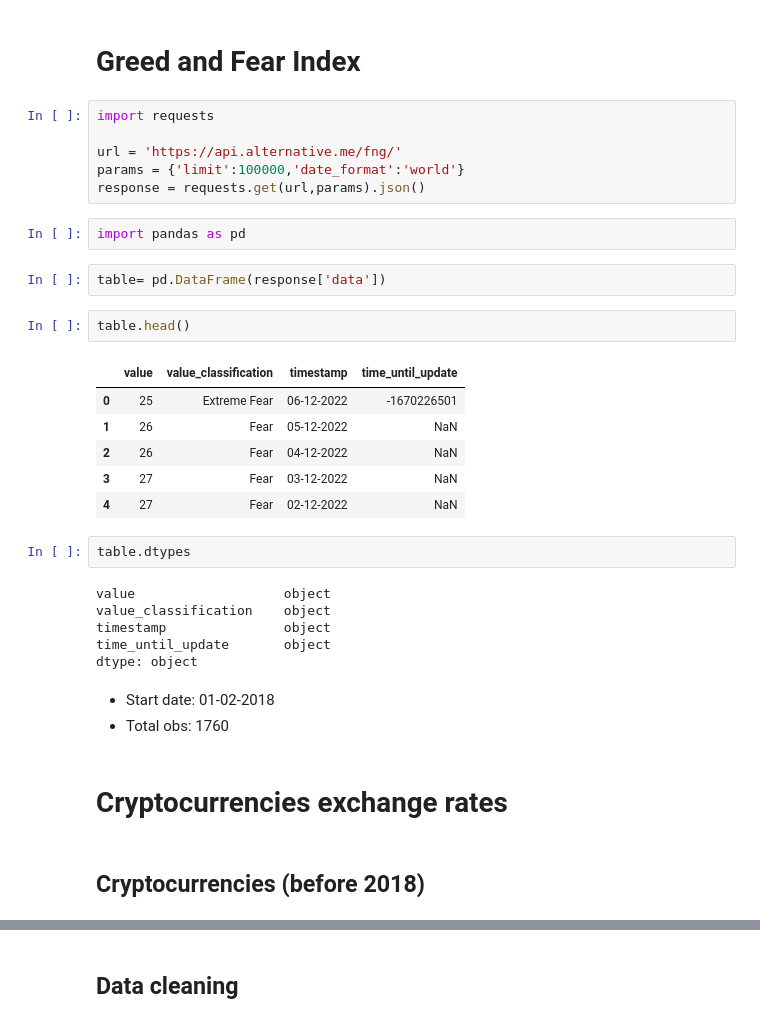
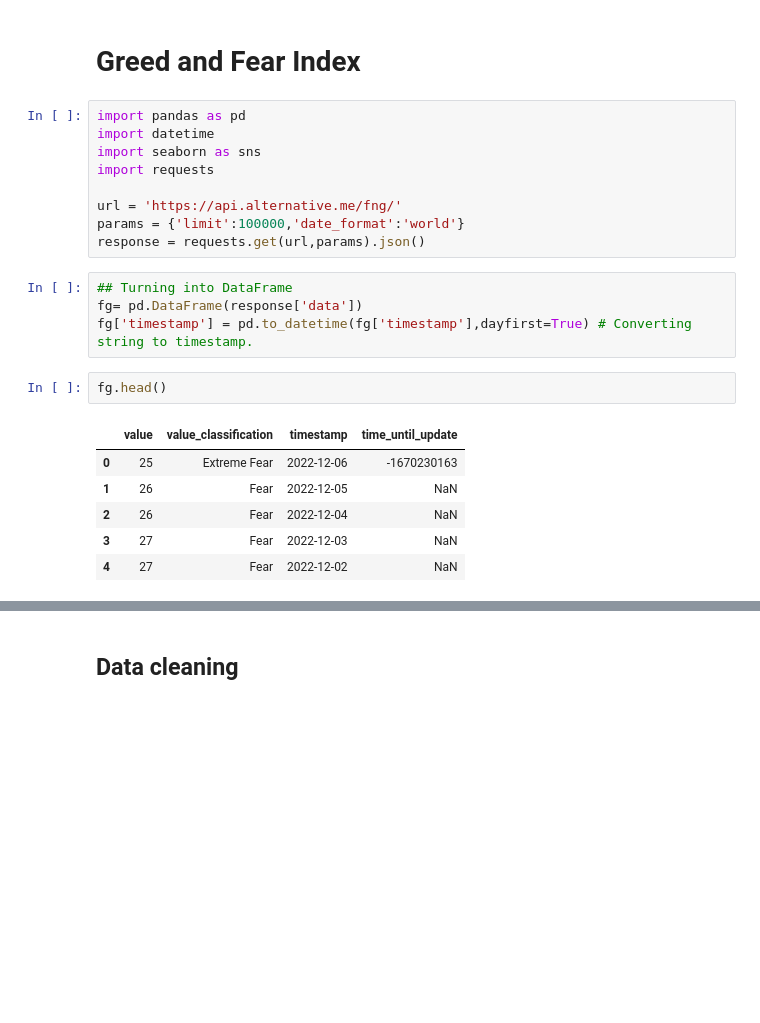
Before and after one commit to monicasainer/gossips_cryptos, a Jupyter notebook: notebooks/magnusstrand.ipynb, the cells around one changed output, grey strips where cells are left out. Cells and saved outputs as stored; diff of their text form; blank space fills up the shorter version.

```diff
--- a/notebooks/magnusstrand.ipynb
+++ b/notebooks/magnusstrand.ipynb
@@ -1,36 +1,24 @@
 # %% [markdown]
 # Greed and Fear Index
 # %%
+import pandas as pd
+import datetime
+import seaborn as sns
 import requests
 
 url = 'https://api.alternative.me/fng/'
 params = {'limit':100000,'date_format':'world'}
 response = requests.get(url,params).json()
-# %%
-import pandas as pd
-# %%
-table= pd.DataFrame(response['data'])
+# %%
+## Turning into DataFrame
+fg= pd.DataFrame(response['data'])
+fg['timestamp'] = pd.to_datetime(fg['timestamp'],dayfirst=True) # Converting string to timestamp.
 # %%
-table.head()
+fg.head()
 # %% [output]
 |  | value | value_classification | timestamp | time_until_update |
-| 0 | 25 | Extreme Fear | 06-12-2022 | -1670226501 |
-| 1 | 26 | Fear | 05-12-2022 | NaN |
-| 2 | 26 | Fear | 04-12-2022 | NaN |
-| 3 | 27 | Fear | 03-12-2022 | NaN |
-| 4 | 27 | Fear | 02-12-2022 | NaN |
+| 0 | 25 | Extreme Fear | 2022-12-06 | -1670230163 |
+| 1 | 26 | Fear | 2022-12-05 | NaN |
+| 2 | 26 | Fear | 2022-12-04 | NaN |
+| 3 | 27 | Fear | 2022-12-03 | NaN |
+| 4 | 27 | Fear | 2022-12-02 | NaN |
-# %%
-table.dtypes
-# %% [output]
-value                   object
-value_classification    object
-timestamp               object
-time_until_update       object
-dtype: object
-# %% [markdown]
-- Start date: 01-02-2018
-- Total obs: 1760
-# %% [markdown]
-# Cryptocurrencies exchange rates
-# %% [markdown]
-## Cryptocurrencies (before 2018)
```
Also changed, not shown: parts of 40 cells of this notebook, 1 other file.
